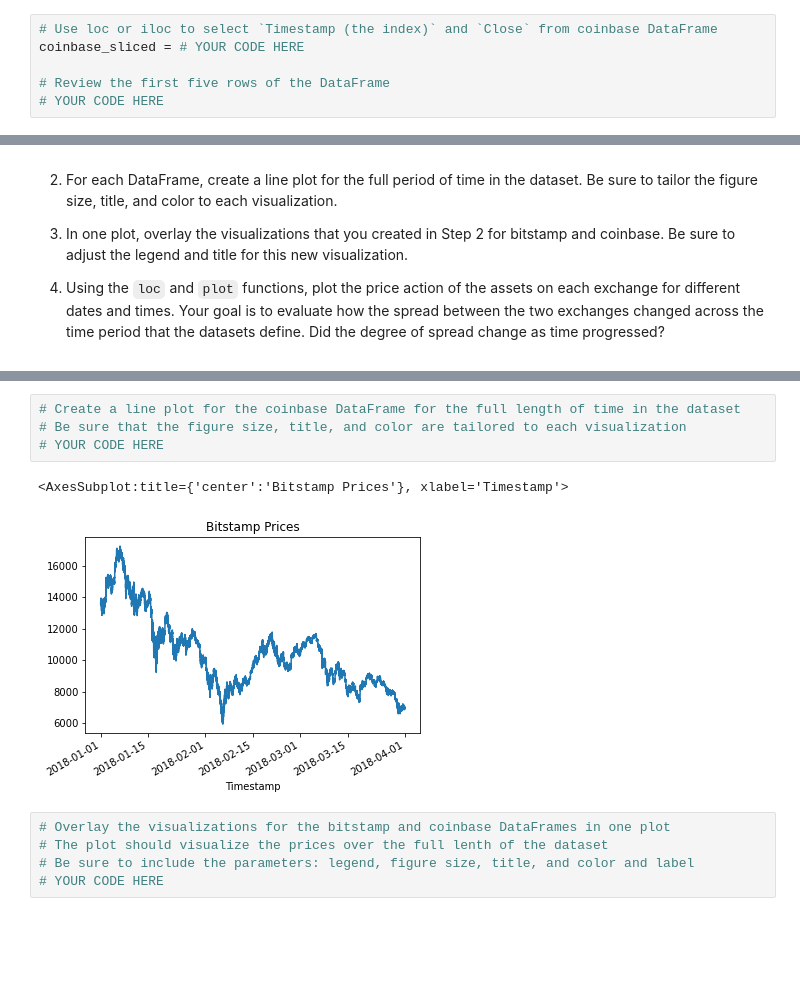
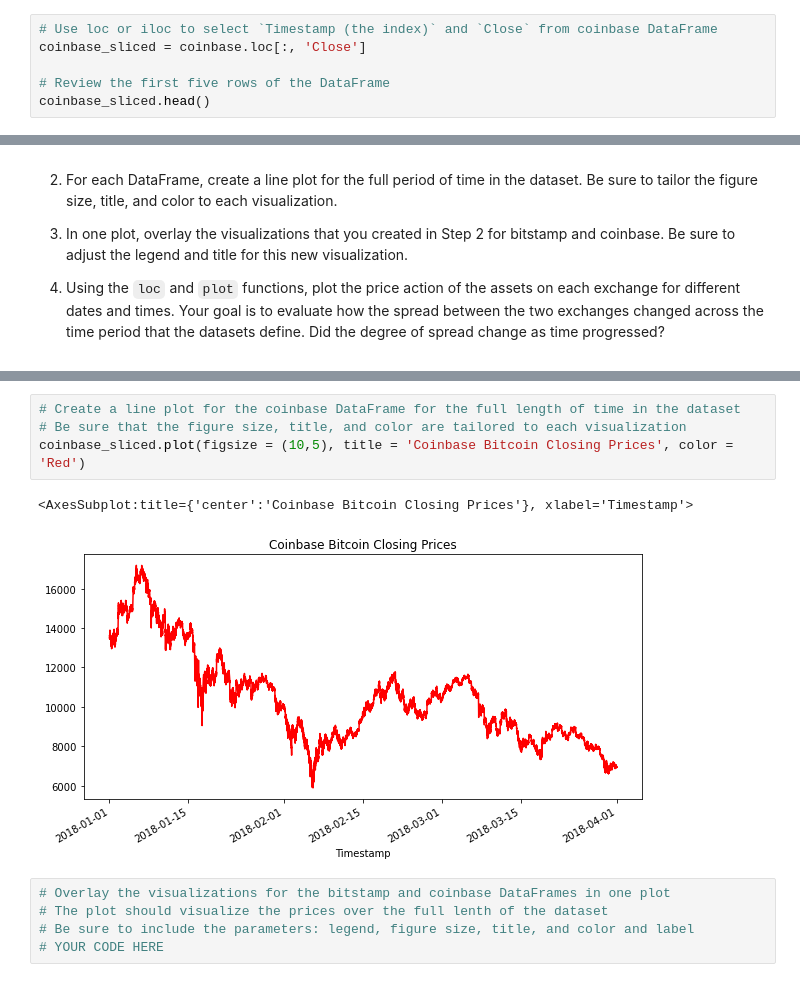
Before and after one commit to sjufan84/crypto_arbitrage-school-project-, a Jupyter notebook: crypto_arbitrage.ipynb, the cells around one changed output, grey strips where cells are left out. Cells and saved outputs as stored; diff of their text form; blank space fills up the shorter version.

```diff
--- a/crypto_arbitrage.ipynb
+++ b/crypto_arbitrage.ipynb
@@ -239,7 +239,7 @@ bitstamp_sliced = # YOUR CODE HERE
 # %%
 # Use loc or iloc to select `Timestamp (the index)` and `Close` from coinbase DataFrame
-coinbase_sliced = # YOUR CODE HERE
+coinbase_sliced = coinbase.loc[:, 'Close']
 
 # Review the first five rows of the DataFrame
-# YOUR CODE HERE
+coinbase_sliced.head()
 # %% [output]
@@ -298,10 +298,10 @@ Sort through the time series data associated with the bitstamp and coinbase Data
 # %%
 # Create a line plot for the coinbase DataFrame for the full length of time in the dataset
 # Be sure that the figure size, title, and color are tailored to each visualization
-# YOUR CODE HERE
+coinbase_sliced.plot(figsize = (10,5), title = 'Coinbase Bitcoin Closing Prices', color = 'Red')
 # %% [output]
-<AxesSubplot:title={'center':'Bitstamp Prices'}, xlabel='Timestamp'>
+<AxesSubplot:title={'center':'Coinbase Bitcoin Closing Prices'}, xlabel='Timestamp'>
-[figure, old version]
+[figure, new version]
 # %%
 # Overlay the visualizations for the bitstamp and coinbase DataFrames in one plot
 # The plot should visualize the prices over the full lenth of the dataset
```
Also changed, not shown: parts of 5 cells of this notebook, 1 other file.
